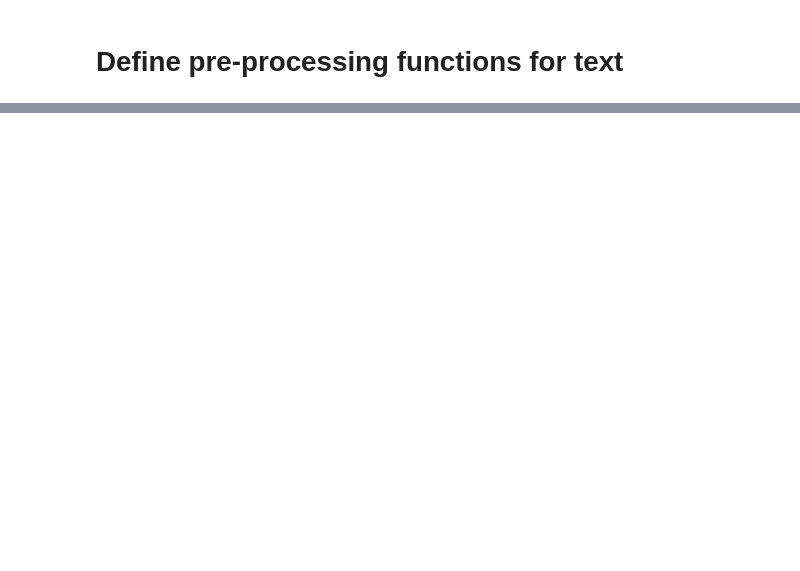
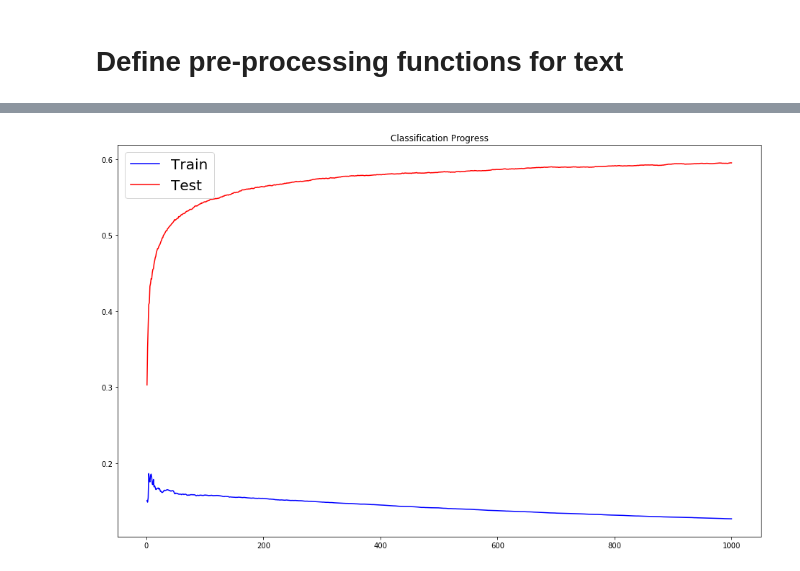
Before and after one commit to ssoftcheck/yelp, a Jupyter notebook: review_classification.ipynb, the cells around one changed output, grey strips where cells are left out. Drawn from its saved outputs; the diff is of its cells as text; code cells hidden in the pictures; blank space fills up the shorter version.

```diff
--- a/review_classification.ipynb
+++ b/review_classification.ipynb
@@ -83,0 +219,8 @@ train.head()
+# %%
+p = et_model.predict(tfidf_test)
+cm = metrics.confusion_matrix(test['score'],p)
+display(cm)
+for i in range(5):
+    print(i+1,cm[i,i]/np.sum(cm[i,:]))
+print()
+print(metrics.accuracy_score(test['score'],p))
@@ -83,0 +242,14 @@ train.head()
+# %%
+class myMonitor:
+    def __call__(self,i,locals,x):
+        yp = np.argmax(x['y_pred'],1) + 1
+        res = metrics.accuracy_score(x['y'],yp)
+        perf_train.append(res)
+        return False
+# %%
+perf_train = []
+gbm_model.fit(X=tfidf,y=train['score'].values,monitor=myMonitor())
+with open("gbm_model","wb") as wr:
+    pickle.dump(gbm_model,wr)
+with open("gbm_perf_train","wb") as wr:
+    pickle.dump(perf_train,wr)
@@ -83,0 +274,11 @@ train.head()
+# %%
+pred_test = gbm_model.staged_predict(tfidf_test.todense())
+perf_test = [metrics.accuracy_score(test['score'].values,p) for p in pred_test]
+# %%
+plt.plot(np.arange(1,gbm_model.n_estimators+1),perf_train,color='blue')
+plt.plot(np.arange(1,gbm_model.n_estimators+1),perf_test,color='red')
+plt.legend(['Train','Test'],fontsize=20)
+plt.title('Classification Progress')
+plt.show()
+# %% [output]
+[figure, added]
```
Also changed, not shown: parts of 14 cells of this notebook, 1 other file.
